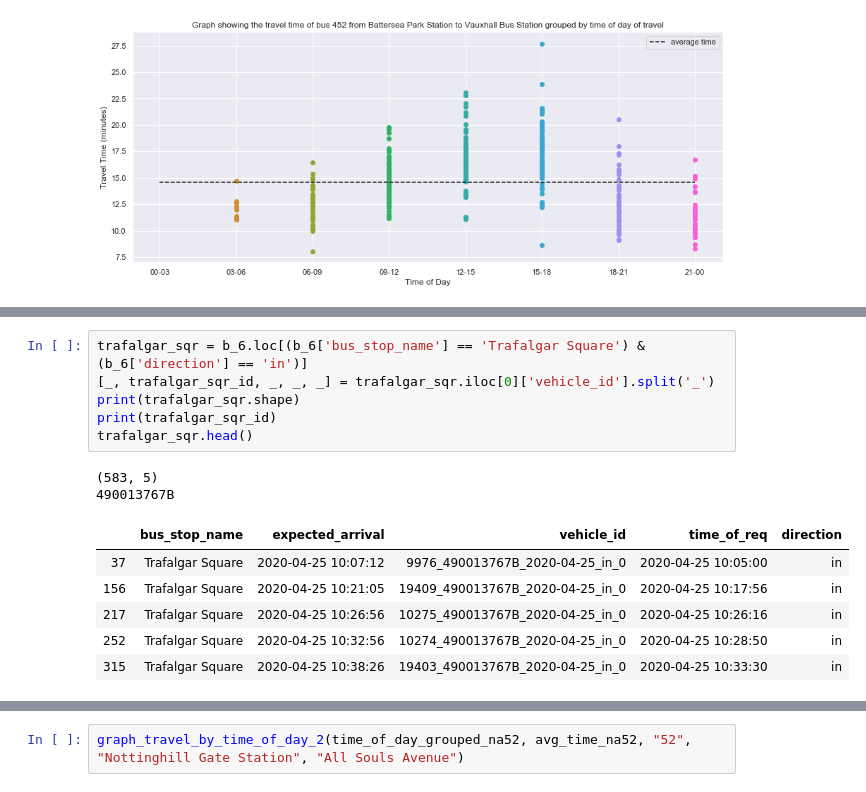
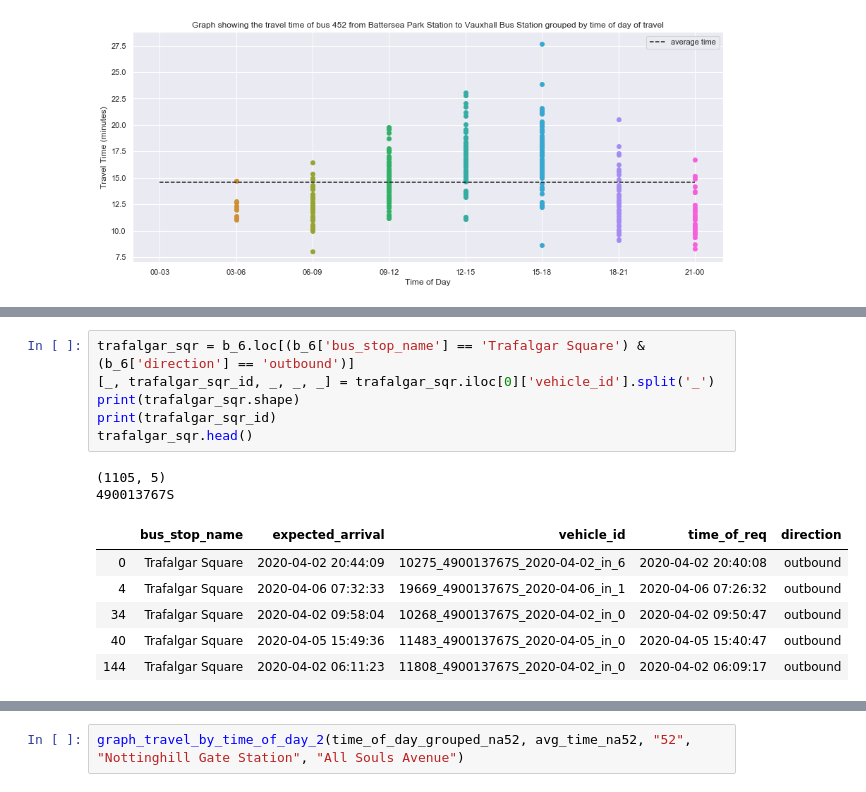
Before and after one commit to serenelc/individual-project-beng, a Jupyter notebook: data-exploration.ipynb, the cells around one changed output, grey strips where cells are left out. Drawn from its saved outputs; the diff is of its cells as text.

```diff
--- a/data-exploration.ipynb
+++ b/data-exploration.ipynb
@@ -431,18 +497,18 @@ warwick_avn.head()
 # %%
-trafalgar_sqr = b_6.loc[(b_6['bus_stop_name'] == 'Trafalgar Square') & (b_6['direction'] == 'in')]
+trafalgar_sqr = b_6.loc[(b_6['bus_stop_name'] == 'Trafalgar Square') & (b_6['direction'] == 'outbound')]
 [_, trafalgar_sqr_id, _, _, _] = trafalgar_sqr.iloc[0]['vehicle_id'].split('_')
 print(trafalgar_sqr.shape)
 print(trafalgar_sqr_id)
 trafalgar_sqr.head()
 # %% [output]
-(583, 5)
-490013767B
+(1105, 5)
+490013767S
 |  | bus_stop_name | expected_arrival | vehicle_id | time_of_req | direction |
-| 37 | Trafalgar Square | 2020-04-25 10:07:12 | 9976_490013767B_2020-04-25_in_0 | 2020-04-25 10:05:00 | in |
-| 156 | Trafalgar Square | 2020-04-25 10:21:05 | 19409_490013767B_2020-04-25_in_0 | 2020-04-25 10:17:56 | in |
-| 217 | Trafalgar Square | 2020-04-25 10:26:56 | 10275_490013767B_2020-04-25_in_0 | 2020-04-25 10:26:16 | in |
-| 252 | Trafalgar Square | 2020-04-25 10:32:56 | 10274_490013767B_2020-04-25_in_0 | 2020-04-25 10:28:50 | in |
-| 315 | Trafalgar Square | 2020-04-25 10:38:26 | 19403_490013767B_2020-04-25_in_0 | 2020-04-25 10:33:30 | in |
+| 0 | Trafalgar Square | 2020-04-02 20:44:09 | 10275_490013767S_2020-04-02_in_6 | 2020-04-02 20:40:08 | outbound |
+| 4 | Trafalgar Square | 2020-04-06 07:32:33 | 19669_490013767S_2020-04-06_in_1 | 2020-04-06 07:26:32 | outbound |
+| 34 | Trafalgar Square | 2020-04-02 09:58:04 | 10268_490013767S_2020-04-02_in_0 | 2020-04-02 09:50:47 | outbound |
+| 40 | Trafalgar Square | 2020-04-05 15:49:36 | 11483_490013767S_2020-04-05_in_0 | 2020-04-05 15:40:47 | outbound |
+| 144 | Trafalgar Square | 2020-04-02 06:11:23 | 11808_490013767S_2020-04-02_in_0 | 2020-04-02 06:09:17 | outbound |
 # %%
 journey_times_wt6, time_of_day_grouped_wt6, labels_wt6 = get_times_between_two_stops(warwick_avn, trafalgar_sqr, trafalgar_sqr_id)
 travel_times_wt6, avg_time_wt6, counts_wt6 = calc_info_for_graphs(journey_times_wt6)
```
Also changed, not shown: parts of 17 cells of this notebook, 50 other files.
